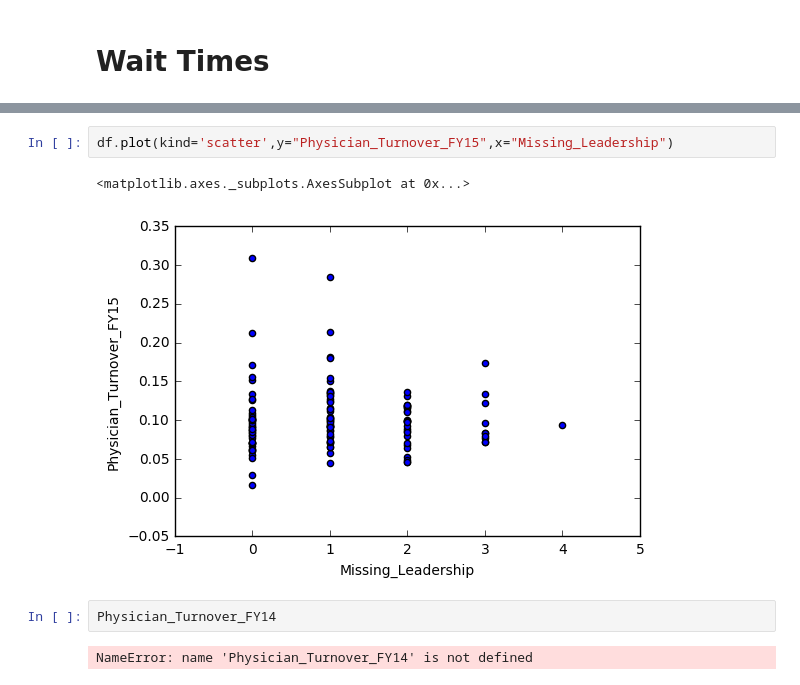
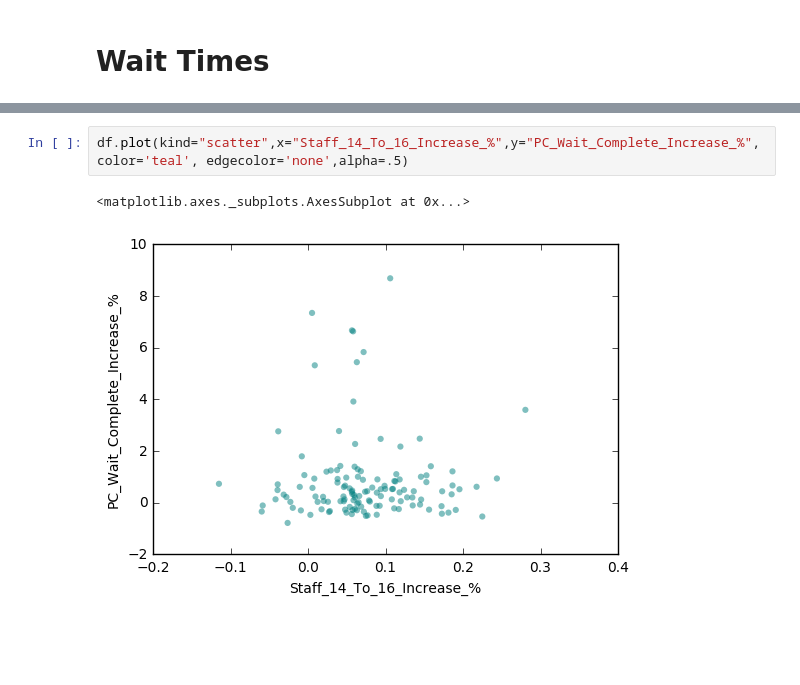
Before and after one commit to isabella232/va-data-analysis, a Jupyter notebook: Main_Analysis_Master.ipynb, the cells around one changed output, grey strips where cells are left out. Cells and saved outputs as stored; diff of their text form; blank space fills up the shorter version.

Commit message:
Adding narrative on staffing

```diff
--- a/Main_Analysis_Master.ipynb
+++ b/Main_Analysis_Master.ipynb
@@ -326,9 +437,5 @@ ax4.set_title("11 and 12")
 # %%
-df.plot(kind='scatter',y="Physician_Turnover_FY15",x="Missing_Leadership")
+df.plot(kind="scatter",x="Staff_14_To_16_Increase_%",y="PC_Wait_Complete_Increase_%",color='teal', edgecolor='none',alpha=.5)
 # %% [output]
 <matplotlib.axes._subplots.AxesSubplot at 0x...>
-[figure, old version]
+[figure, new version]
-# %%
-Physician_Turnover_FY14
-# %% [output]
-NameError: name 'Physician_Turnover_FY14' is not defined
```
Also changed, not shown: parts of 38 cells of this notebook, 3 other files.
